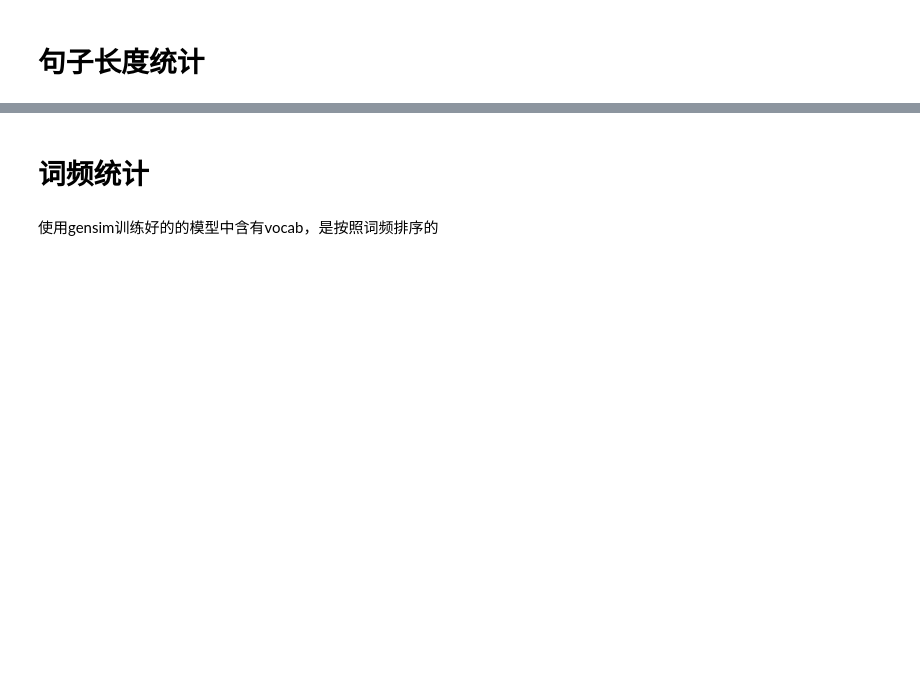
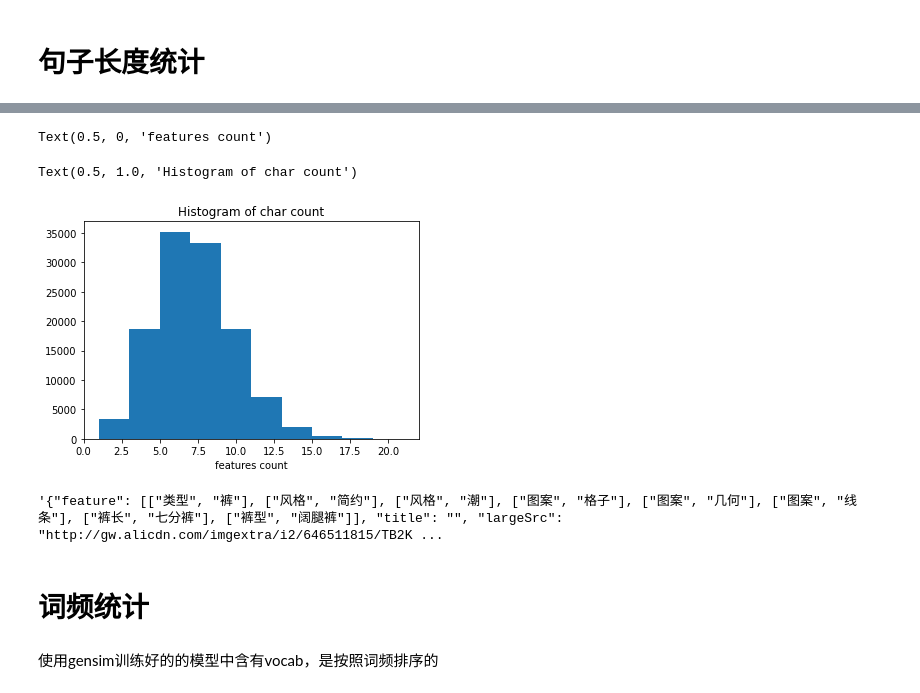
Before and after one commit to VitoUnderwood/nlp_estimator_template, a Jupyter notebook: data_analysis.ipynb, the cells around one changed output, grey strips where cells are left out. Saved outputs shown, nothing was run; the diff lists cells and outputs as text; code cells hidden in the pictures; blank space fills up the shorter version.

```diff
--- a/data_analysis.ipynb
+++ b/data_analysis.ipynb
@@ -61,3 +133,16 @@ KeyboardInterrupt:
+# %%
+_ = plt.hist(df['feat_len'], bins=10)
+plt.xlabel('features count')
+plt.title("Histogram of features count")
+# %% [output]
+Text(0.5, 0, 'features count')
+Text(0.5, 1.0, 'Histogram of char count')
+[figure, added]
+# %%
+json.dumps(json.loads("""{"feature": [["类型", "裤"], ["风格", "简约"], ["风格", "潮"], ["图案", "格子"], ["图案", "几何"], ["图案", "线条"], ["裤长", "七分裤"], ["裤型", "阔腿裤"]], "title": "", "largeSrc": "http://gw.alicdn.com/imgextra/i2/646511815/TB2KBRHb1ySBuNjy1zdXXXPxFXa_!!646511815-0-beehive-scenes.jpg_790x10000Q75.jpg", "refSrc": "https://market.m.taobao.com/apps/market/content/index.html?&contentId=200551261363", "desc": "这 款 阔腿裤 ， 整体 设计 简约 利落 ， 时尚 的 阔 腿 款式 带来 鲜明 的 几何 设计 美感 ， 褪去 传统 装束 的 厚重 与 臃肿 ， 更具 轻盈 美感 。 搭配 七分裤 长 修饰 出 挺拔 的 腿部 线条 ， 气质 的 格纹 图案 不 显 单调 ， 尽显 女性 优雅 气质 。 斜门襟 设计 潮流 出众 ， 让 你 时刻 保持 动人 的 女性 风采 。", "file": "fcc77fd7d27d564aed705d99b33e6a39.jpg", "专有属性": [["裤长", "七分裤"], ["裤型", "阔腿裤"], ["类型", "裤"]], "共有属性": [["风格", "简约"], ["风格", "潮"], ["图案", "格子"], ["图案", "几何"], ["图案", "线条"]], "segment": {"seg_0": {"segId": 0, "key_type": ["裤型", "图案", "风格"], "order": [["风格", "简约"], ["裤型", "阔腿裤"], ["图案", "几何"]], "seg": "这 款 阔腿裤 ， 整体 设计 简约 利落 ， 时尚 的 阔 腿 款式 带来 鲜明 的 几何 设计 美感 ， 褪去 传统 装束 的 厚重 与 臃肿 ， 更具 轻盈 美感 。"}, "seg_1": {"segId": 1, "key_type": ["图案", "裤长"], "order": [["裤长", "七分裤"], ["图案", "线条"], ["图案", "格子"]], "seg": "搭配 七分裤 长 修饰 出 挺拔 的 腿部 线条 ， 气质 的 格纹 图案 不 显 单调 ， 尽显 女性 优雅 气质 。"}, "seg_2": {"segId": 2, "key_type": ["风格"], "order": [["风格", "潮"]], "seg": "斜门襟 设计 潮流 出众 ， 让 你 时刻 保持 动人 的 女性 风采 。"}}}
+"""), ensure_ascii=False)
+# %% [output]
+'{"feature": [["类型", "裤"], ["风格", "简约"], ["风格", "潮"], ["图案", "格子"], ["图案", "几何"], ["图案", "线条"], ["裤长", "七分裤"], ["裤型", "阔腿裤"]], "title": "", "largeSrc": "http://gw.alicdn.com/imgextra/i2/646511815/TB2K ...
 # %%
 import pandas as pd
 import matplotlib.pyplot as plt
```
Also changed, not shown: parts of 11 cells of this notebook, 16 other files.
